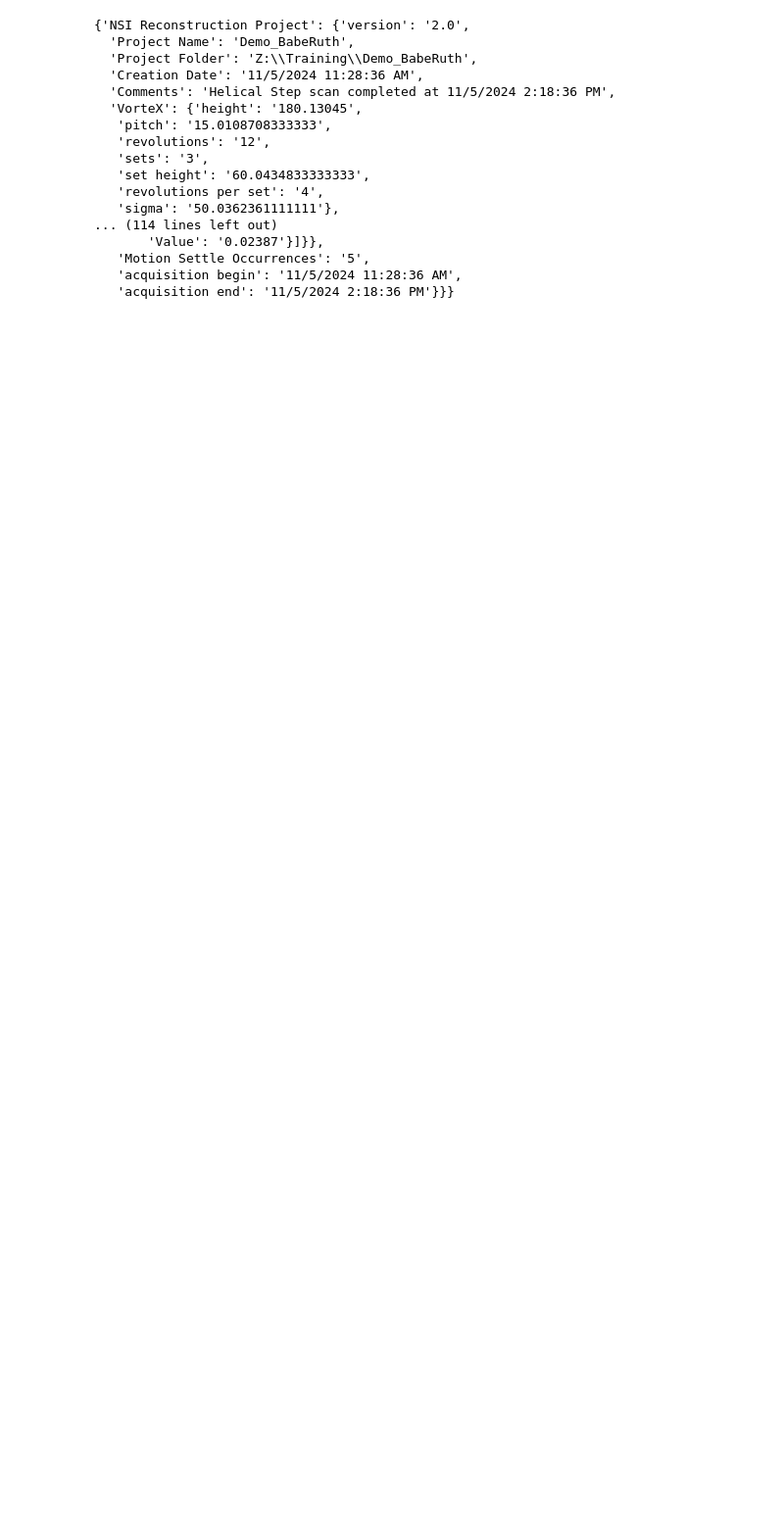
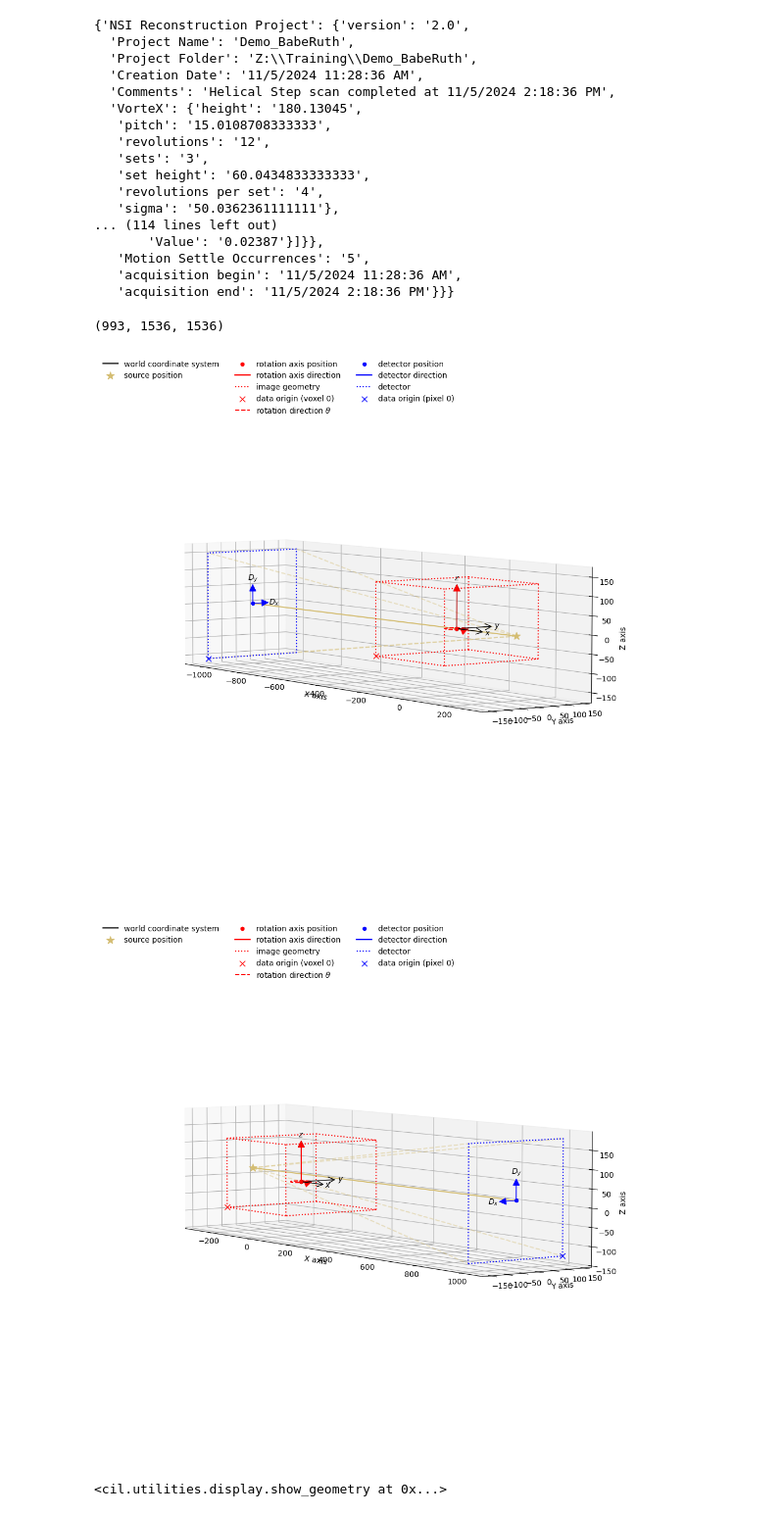
Before and after one commit to Lachrynier/CIL-Reader-Showcase, a Jupyter notebook: NSIDataReader.ipynb, the cells around one changed output. Shown: that part at 98% size. Cells and saved outputs as stored; diff of their text form; code cells hidden in the pictures; blank space fills up the shorter version.

```diff
--- a/NSIDataReader.ipynb
+++ b/NSIDataReader.ipynb
@@ -309 +226,12 @@ reader = NSIDataReader(file_name=DATA_PATH)
+# %%
+ig.shape
+# %% [output]
+(993, 1536, 1536)
+# %%
+show_geometry(reader.get_geometry(0), ig, grid=True, elevation=5)
+show_geometry(reader.get_geometry(540), ig, grid=True, elevation=5)
+# %% [output]
+[figure, added]
+[figure, added]
+<cil.utilities.display.show_geometry at 0x...>
 # %%
```
Also changed, not shown: parts of 20 cells of this notebook.
